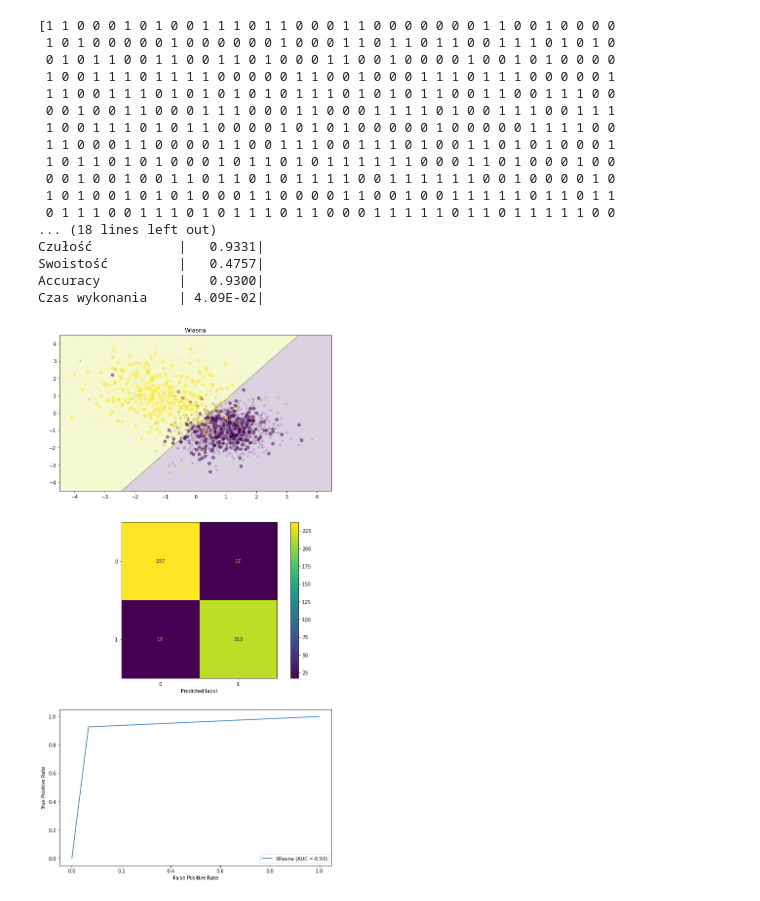
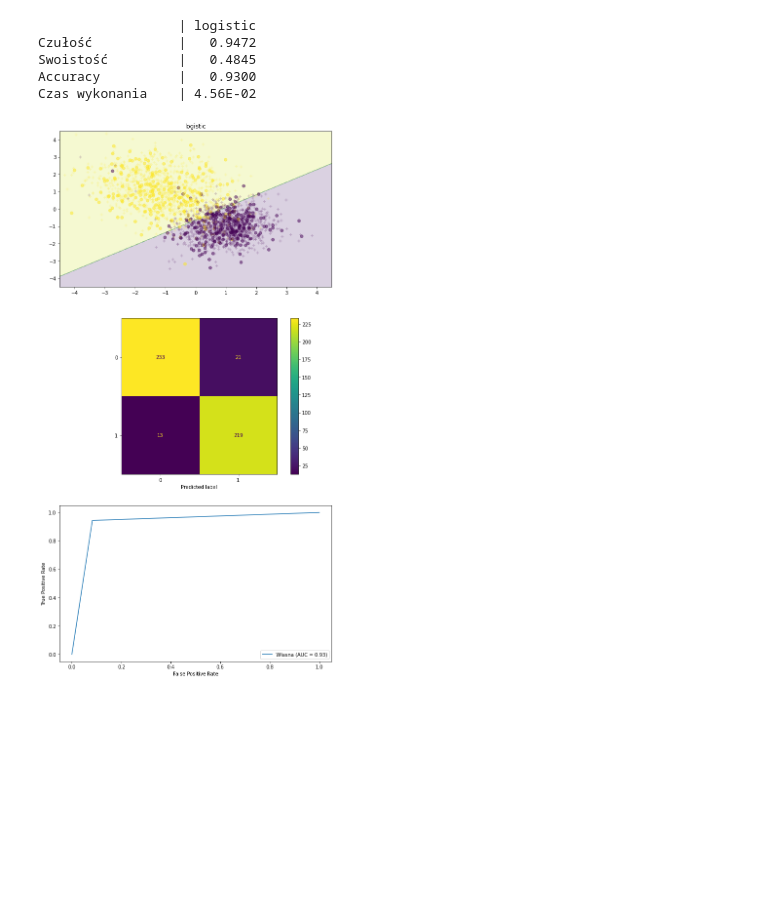
Before and after one commit to bmichas/PUM, a Jupyter notebook: Lab7_Neuron/PUM7.ipynb, the cells around one changed output. Drawn from its saved outputs; the diff is of its cells as text; code cells hidden in the pictures; blank space fills up the shorter version.

Commit message:
neuronDone

```diff
--- a/Lab7_Neuron/PUM7.ipynb
+++ b/Lab7_Neuron/PUM7.ipynb
@@ -21,14 +21,13 @@ def normalize(matrix):
 def standarize(matrix):
     return (matrix - np.mean(matrix))/(np.std(matrix))
 # %%
-def visualization(my,X_tr, X_te, y_tr, y_te,roc=True):
+def visualization(my,X_tr, X_te, y_tr, y_te, activation, roc=True):
     my_time = time.perf_counter()
     for i in range(time_multiplicator):
         my.fit(X_tr,y_tr)
     my_time = (time.perf_counter() - my_time)/time_multiplicator
 
     my_pred = my.predict(X_te)
-    my_pred = np.round(my_pred)
 
     #graph
     if roc:
@@ -39,15 +38,15 @@ def visualization(my,X_tr, X_te, y_tr, y_te,roc=True):
     mesh = np.meshgrid(np.arange(-4.5, 4.5, 0.01), np.arange(-4.5, 4.5, 0.01))[0]
     my_predict = np.array(my.predict(np.c_[mesh.ravel(), mesh.T.ravel()])).reshape(mesh.shape)
 
-    axs[0].set_title("Własna")
+    axs[0].set_title(activation)
     axs[0].contourf(mesh, mesh.T, my_predict, alpha=0.2)
     axs[0].scatter(X_te[:, 0], X_te[:, 1], c=y_te, marker="o", alpha=0.5)
     axs[0].scatter(X_tr[:, 0], X_tr[:, 1], c=y_tr, marker="+", alpha=0.2)
 
     #confusion matrix
-    print(y_test)
-    print(10*'=')
-    print(my_pred)
+#     print(y_test)
+#     print(10*'=')
+#     print(my_pred)
     my_cm = metrics.confusion_matrix(y_test, my_pred)
     my_disp = metrics.ConfusionMatrixDisplay(confusion_matrix=my_cm)
     my_disp.plot(ax=axs[1])
@@ -65,9 +64,9 @@ def visualization(my,X_tr, X_te, y_tr, y_te,roc=True):
     my_spec = my_cm[1][1]/(my_cm[0][0]+my_cm[1][1])
     my_acc = metrics.accuracy_score(my_pred, y_test)
 
-    print('                  | Własna  |')
-    print(f'Czułość           |{my_sens:9.4f}|')
-    print(f'Swoistość         |{my_spec:9.4f}|')
-    print(f'Accuracy          |{my_acc:9.4f}|')
-    print(f'Czas wykonania    |{my_time:9.2E}|')
+    print(f'                  | {activation}  ')
+    print(f'Czułość           |{my_sens:9.4f}')
+    print(f'Swoistość         |{my_spec:9.4f}')
+    print(f'Accuracy          |{my_acc:9.4f}')
+    print(f'Czas wykonania    |{my_time:9.2E}')
 # %%
@@ -134,24 +195,12 @@ X_train, X_test, y_train, y_test = train_test_split(X, y, test_size=0.2, random_
 # X_train = normalize(X_train)
 # X_test = normalize(X_test)
 # %%
-model = myNeuron()
-visualization(model ,X_train, X_test, y_train, y_test)
+model = myNeuron(activation='logistic')
+visualization(model ,X_train, X_test, y_train, y_test, activation='logistic')
 # %% [output]
-[1 1 0 0 0 1 0 1 0 0 1 1 1 0 1 1 0 0 0 1 1 0 0 0 0 0 0 0 1 1 0 0 1 0 0 0 0
- 1 0 1 0 0 0 0 0 1 0 0 0 0 0 0 1 0 0 0 1 1 0 1 1 0 1 1 0 0 1 1 1 0 1 0 1 0
- 0 1 0 1 1 0 0 1 1 0 0 1 1 0 1 0 0 0 1 1 0 0 1 0 0 0 0 1 0 0 1 0 1 0 0 0 0
- 1 0 0 1 1 1 0 1 1 1 1 0 0 0 0 0 1 1 0 0 1 0 0 0 1 1 1 0 1 1 1 0 0 0 0 0 1
- 1 1 0 0 1 1 1 0 1 0 1 0 1 0 1 0 1 1 1 0 1 0 1 0 1 1 0 0 1 1 0 0 1 1 1 0 0
- 0 0 1 0 0 1 1 0 0 0 1 1 1 0 0 0 1 1 0 0 0 1 1 1 1 0 1 0 0 1 1 1 0 0 1 1 1
- 1 0 0 1 1 1 0 1 0 1 1 0 0 0 0 1 0 1 0 1 0 0 0 0 0 1 0 0 0 0 0 1 1 1 1 0 0
- 1 1 0 0 0 1 1 0 0 0 0 1 1 0 0 1 1 1 0 0 1 1 1 0 1 0 0 1 1 0 1 0 1 0 0 0 1
- 1 0 1 1 0 1 0 1 0 0 0 1 0 1 1 0 1 0 1 1 1 1 1 1 0 0 0 1 1 0 1 0 0 0 1 0 0
- 0 0 1 0 0 1 0 0 1 1 0 1 1 0 1 0 1 1 1 1 0 0 1 1 1 1 1 1 0 0 1 0 0 0 0 1 0
- 1 0 1 0 0 1 0 1 0 1 0 0 0 1 1 0 0 0 0 1 1 0 0 1 0 0 1 1 1 1 1 0 1 1 0 1 1
- 0 1 1 1 0 0 1 1 1 0 1 0 1 1 1 0 1 1 0 0 0 1 1 1 1 1 0 1 1 0 1 1 1 1 1 0 0
-... (18 lines left out)
-Czułość           |   0.9331|
-Swoistość         |   0.4757|
-Accuracy          |   0.9300|
-Czas wykonania    | 4.09E-02|
+                  | logistic
+Czułość           |   0.9472
+Swoistość         |   0.4845
+Accuracy          |   0.9300
+Czas wykonania    | 4.56E-02
-[figure, old version]
+[figure, new version]
```
Also changed, not shown: parts of 3 cells of this notebook.
